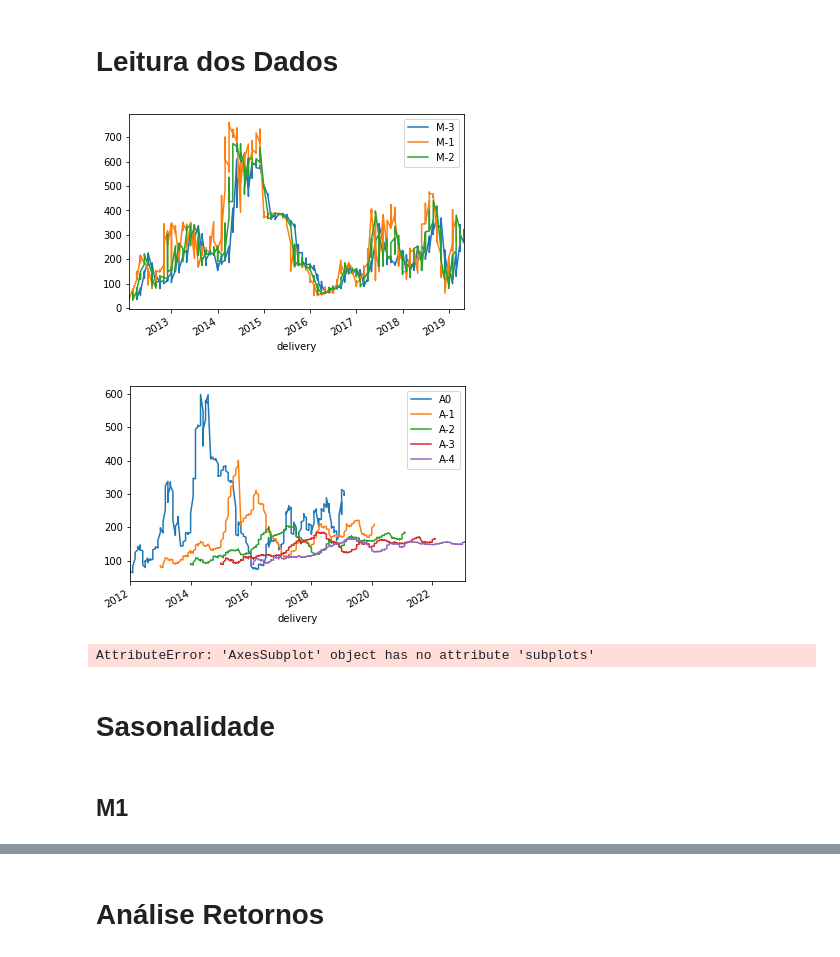
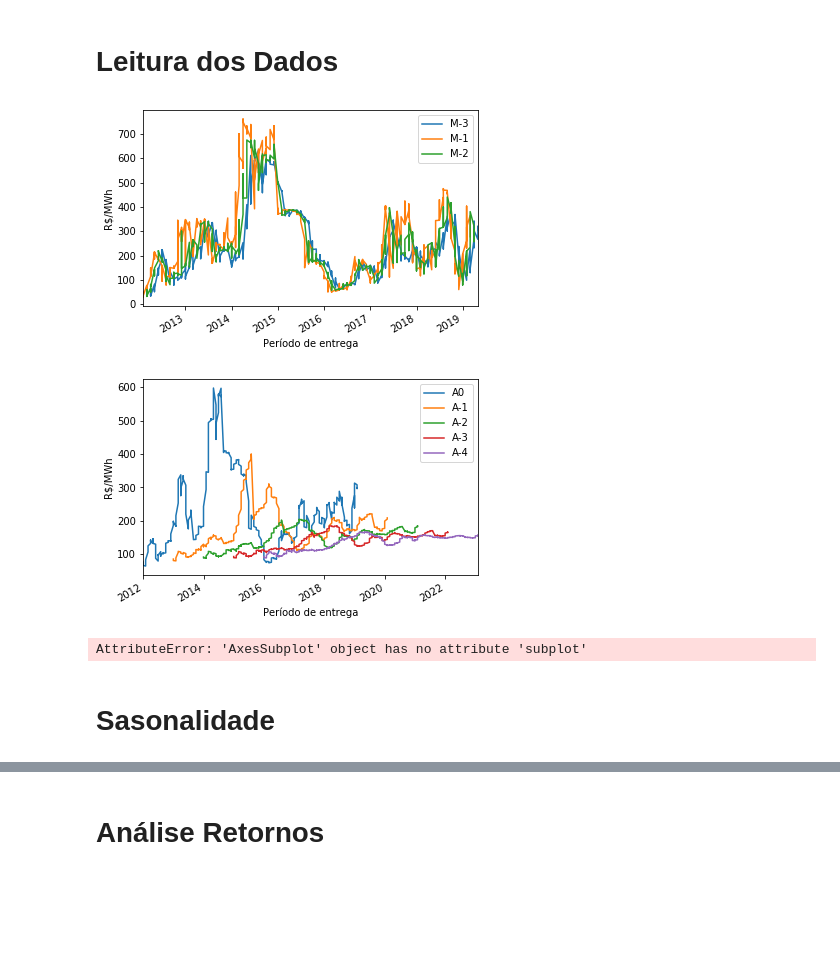
Before and after one commit to pedroargento/Mestrado, a Jupyter notebook: codigo.ipynb, the cells around one changed output, grey strips where cells are left out. Cells and saved outputs as stored; diff of their text form; code cells hidden in the pictures; blank space fills up the shorter version.

```diff
--- a/codigo.ipynb
+++ b/codigo.ipynb
@@ -36,34 +36,36 @@ data = {'M1': '2019-03-01_15-12-06_Evolucao_historica_da__Media__na_serie_M__1_n
 # %%
 from dateutil.relativedelta import *
 M1 = readData(data['M1'])
 M1.price = M1.price.interpolate()
 M1['delivery'] = M1.date.apply(lambda x: x + relativedelta(months=+1))
 M1.set_index(M1.date, inplace=True, drop=True)
 M1 = M1[['price', 'delivery']]
 
 M2 = readData(data['M2'])
 M2.price = M2.price.interpolate()
 M2['delivery'] = M2.date.apply(lambda x: x + relativedelta(months=+2))
 M2.set_index(M2.date, inplace=True, drop=True)
 M2 = M2[['price', 'delivery']]
 
 M3 = readData(data['M3'])
 M3.price = M3.price.interpolate()
 M3['delivery'] = M3.date.apply(lambda x: x + relativedelta(months=+3))
 M3.set_index(M3.date, inplace=True, drop=True)
 M3 = M3[['price', 'delivery']]
 
 monthly_delivery_price = pd.merge(M3,pd.merge(M1, M2, left_on='delivery',right_on='delivery',how='outer',suffixes=('M1','M2'))
 , left_on='delivery',right_on='delivery',how='outer')
 
 
 monthly_delivery_price.set_index(monthly_delivery_price.delivery, inplace=True, drop=True)
 monthly_delivery_price = monthly_delivery_price.drop(['delivery'], axis=1)
 monthly_delivery_price = monthly_delivery_price.rename(columns={"price": "M-3", "priceM1": "M-1", 'priceM2': 'M-2'})
-plt = monthly_delivery_price.plot(label= 'a')
+plt = monthly_delivery_price.plot()
+plt.set_xlabel("Período de entrega")
+plt.set_ylabel("R$/MWh")
 plt.get_figure().savefig(ospath(os.getcwd() + '/figs/monthly_delivery_price.png'))
 # %% [output]
-[figure, old version]
+[figure, new version]
 # %%
 from dateutil.relativedelta import *
 A0 = readData(data['A0'])
@@ -103,14 +105,17 @@ yearly_delivery_price =  pd.merge(A0, pd.merge(pd.merge(A1, A2, left_on='deliver
 yearly_delivery_price.set_index(yearly_delivery_price.delivery, inplace=True, drop=True)
 yearly_delivery_price = yearly_delivery_price.drop(['delivery'], axis=1)
 yearly_delivery_price = yearly_delivery_price.rename(columns={"price": "A0", "priceA1": "A-1", 'priceA2': 'A-2', 'priceA3': 'A-3','priceA4': 'A-4'})
-plt = yearly_delivery_price.plot(label= 'a')
+plt = yearly_delivery_price.plot()
+plt.set_xlabel("Período de entrega")
+plt.set_ylabel("R$/MWh")
 plt.get_figure().savefig(ospath(os.getcwd() + '/figs/yearly_delivery_price.png'))
 # %% [output]
-[figure, old version]
+[figure, new version]
 # %%
 k = 0
 products = sorted(data.keys())
-fig, ax = plt.subplots(2, 4, sharex='col', figsize = (18,8))
+plt.figure
+fig, ax = plt.subplot(2, 4, sharex='col', figsize = (18,8))
 for i in range(2):
     for j in range(4):
         df = readData(data[products[k]])
@@ -121,8 +126,6 @@ for i in range(2):
 
 fig.savefig(ospath(os.getcwd() + '/figs/priceSeries.png'))
 # %% [output]
-AttributeError: 'AxesSubplot' object has no attribute 'subplots'
+AttributeError: 'AxesSubplot' object has no attribute 'subplot'
 # %% [markdown]
 # Sasonalidade
-# %% [markdown]
-## M1
```
Also changed, not shown: parts of 53 cells of this notebook, 13 other files.
